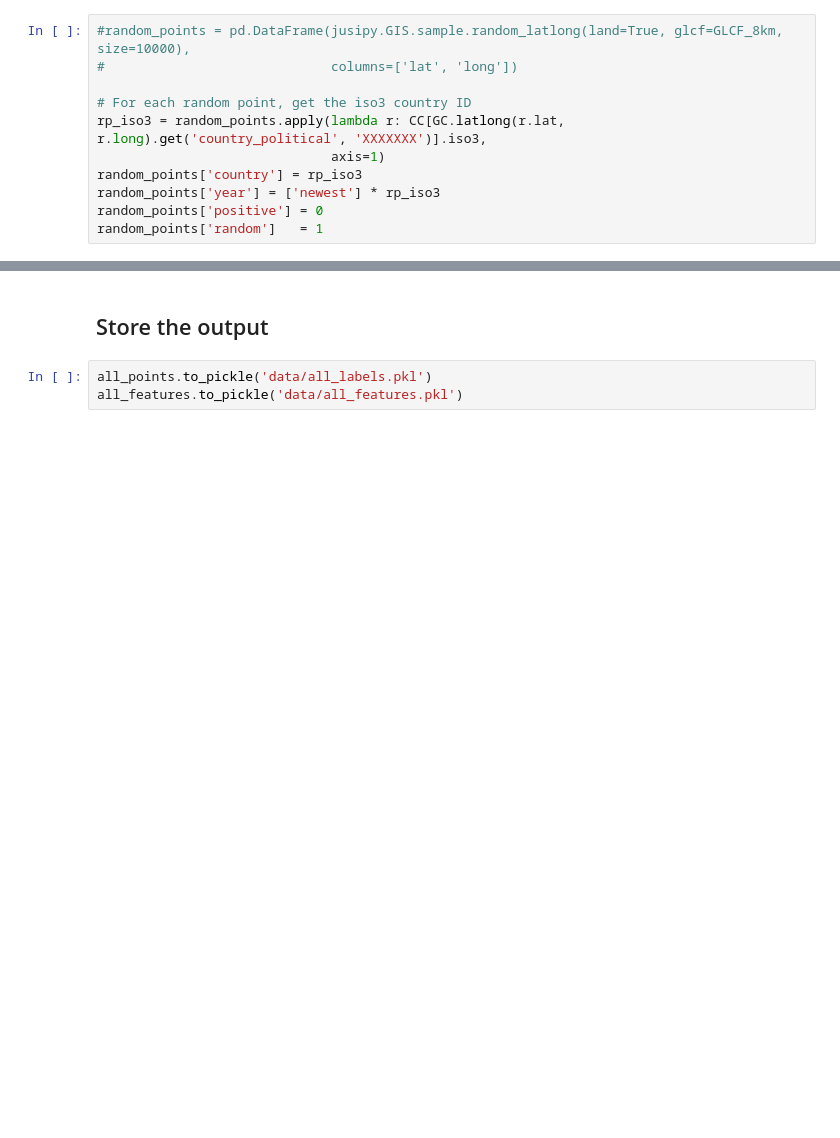
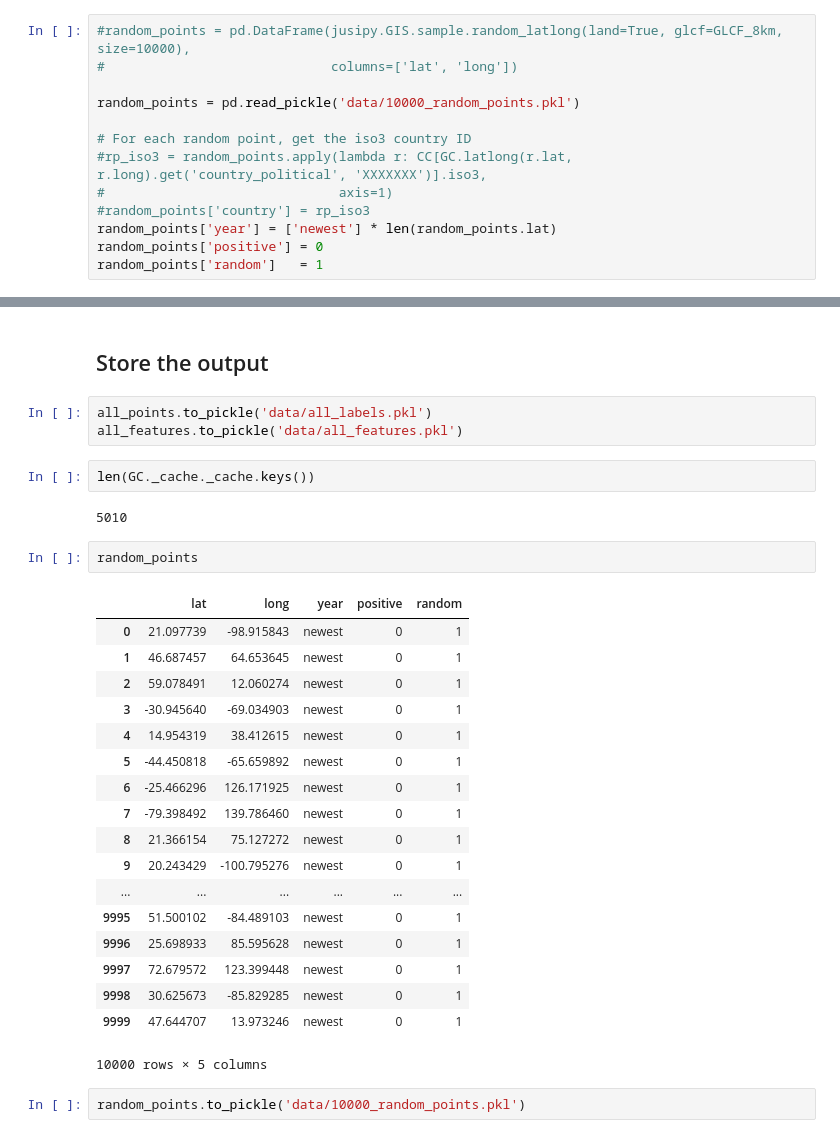
Before and after one commit to thiesgehrmann/JuSiPy_Asser, a Jupyter notebook: 1_pipeline_features.ipynb, the cells around one changed output, grey strips where cells are left out. Cells and saved outputs as stored; diff of their text form; blank space fills up the shorter version.

```diff
--- a/1_pipeline_features.ipynb
+++ b/1_pipeline_features.ipynb
@@ -30,10 +30,12 @@ positive_points['random']   = 0
 #random_points = pd.DataFrame(jusipy.GIS.sample.random_latlong(land=True, glcf=GLCF_8km, size=10000),
 #                             columns=['lat', 'long'])
 
+random_points = pd.read_pickle('data/10000_random_points.pkl')
+
 # For each random point, get the iso3 country ID
-rp_iso3 = random_points.apply(lambda r: CC[GC.latlong(r.lat, r.long).get('country_political', 'XXXXXXX')].iso3,
-                              axis=1)
-random_points['country'] = rp_iso3
-random_points['year'] = ['newest'] * rp_iso3
+#rp_iso3 = random_points.apply(lambda r: CC[GC.latlong(r.lat, r.long).get('country_political', 'XXXXXXX')].iso3,
+#                              axis=1)
+#random_points['country'] = rp_iso3
+random_points['year'] = ['newest'] * len(random_points.lat)
 random_points['positive'] = 0
 random_points['random']   = 1
@@ -58,3 +71,30 @@ all_features = country_features.join(latlong_features)
 # %%
 all_points.to_pickle('data/all_labels.pkl')
 all_features.to_pickle('data/all_features.pkl')
+# %%
+len(GC._cache._cache.keys())
+# %% [output]
+5010
+# %%
+random_points
+# %% [output]
+|  | lat | long | year | positive | random |
+| 0 | 21.097739 | -98.915843 | newest | 0 | 1 |
+| 1 | 46.687457 | 64.653645 | newest | 0 | 1 |
+| 2 | 59.078491 | 12.060274 | newest | 0 | 1 |
+| 3 | -30.945640 | -69.034903 | newest | 0 | 1 |
+| 4 | 14.954319 | 38.412615 | newest | 0 | 1 |
+| 5 | -44.450818 | -65.659892 | newest | 0 | 1 |
+| 6 | -25.466296 | 126.171925 | newest | 0 | 1 |
+| 7 | -79.398492 | 139.786460 | newest | 0 | 1 |
+| 8 | 21.366154 | 75.127272 | newest | 0 | 1 |
+| 9 | 20.243429 | -100.795276 | newest | 0 | 1 |
+| ... | ... | ... | ... | ... | ... |
+| 9995 | 51.500102 | -84.489103 | newest | 0 | 1 |
+| 9996 | 25.698933 | 85.595628 | newest | 0 | 1 |
+| 9997 | 72.679572 | 123.399448 | newest | 0 | 1 |
+| 9998 | 30.625673 | -85.829285 | newest | 0 | 1 |
+| 9999 | 47.644707 | 13.973246 | newest | 0 | 1 |
+10000 rows × 5 columns
+# %%
+random_points.to_pickle('data/10000_random_points.pkl')
```
Also changed, not shown: parts of 2 cells of this notebook, 3 other files.
